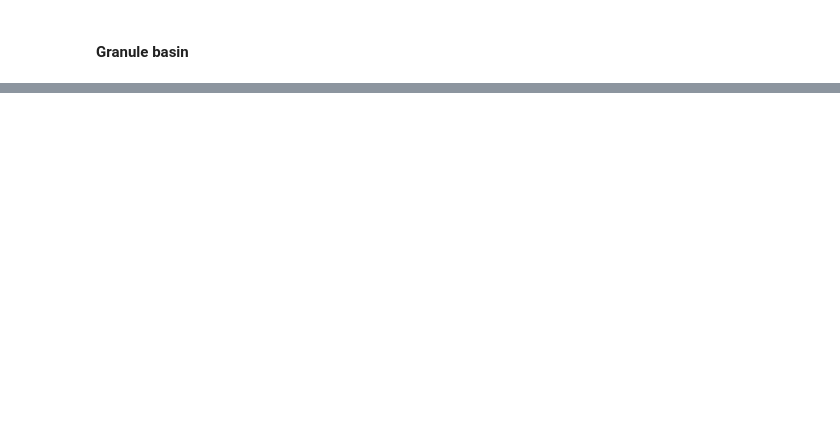
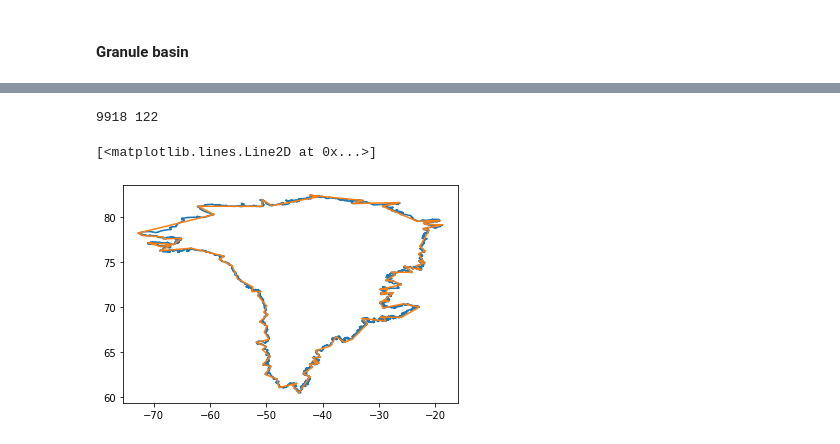
Before and after one commit to ICESAT-2HackWeek/CloudMask, a Jupyter notebook: examples/ATL06Retrieval.ipynb, the cells around one changed output, grey strips where cells are left out. Cells and saved outputs as stored; diff of their text form; code cells hidden in the pictures; blank space fills up the shorter version.

```diff
--- a/examples/ATL06Retrieval.ipynb
+++ b/examples/ATL06Retrieval.ipynb
@@ -207,0 +134,30 @@ plt.scatter(longitude_df, latitude_df, 0.5)
+# %%
+basins_ids = [1.1, 1.2, 1.3, 1.4,
+              2.1, 2.2,
+              3.1, 3.2, 3.3,
+              4.1, 4.2, 4.3,
+              5.0,
+              6.1, 6.2,
+              7.1, 7.2,
+              8.1, 8.2]
+# %%
+my_basins = basins_ids
+#my_basins = [2.1, 2.2]
+
+polygons = [drainage_basin(basin_id) for basin_id in my_basins ]
+
+poly_full = unary_union(polygons)
+
+poly_full_simplify = poly_full.simplify(tolerance=0.5)
+# %%
+x, y = poly_full.exterior.xy
+x_simp, y_simp = poly_full_simplify.exterior.xy
+
+print(len(x), len(x_simp))
+
+plt.plot(x,y)
+plt.plot(x_simp, y_simp)
+# %% [output]
+9918 122
+[<matplotlib.lines.Line2D at 0x...>]
+[figure, added]
```
Also changed, not shown: parts of 40 cells of this notebook, 3 other files.
